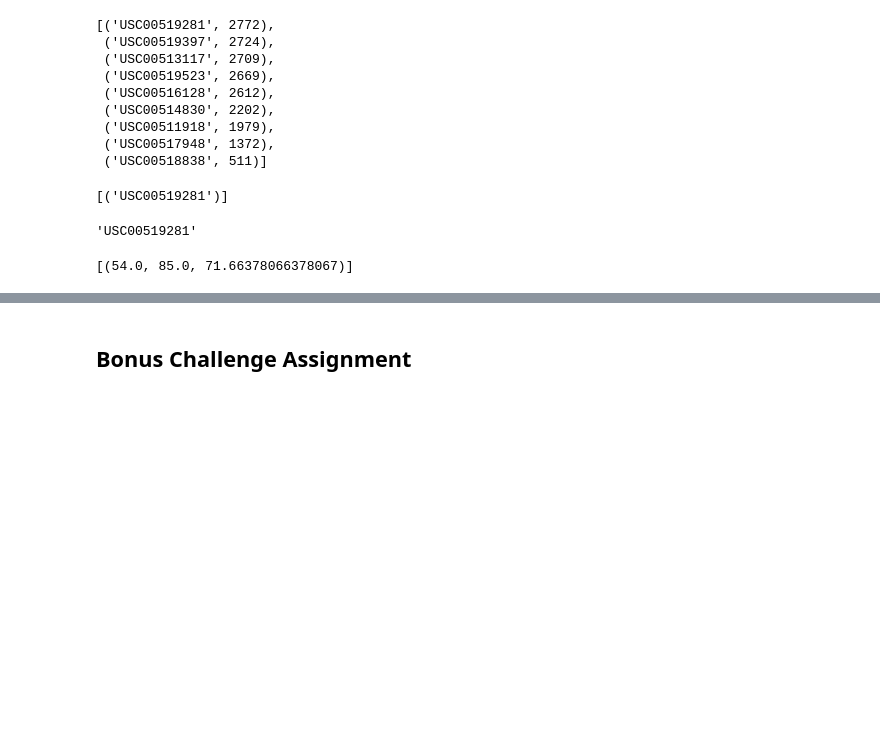
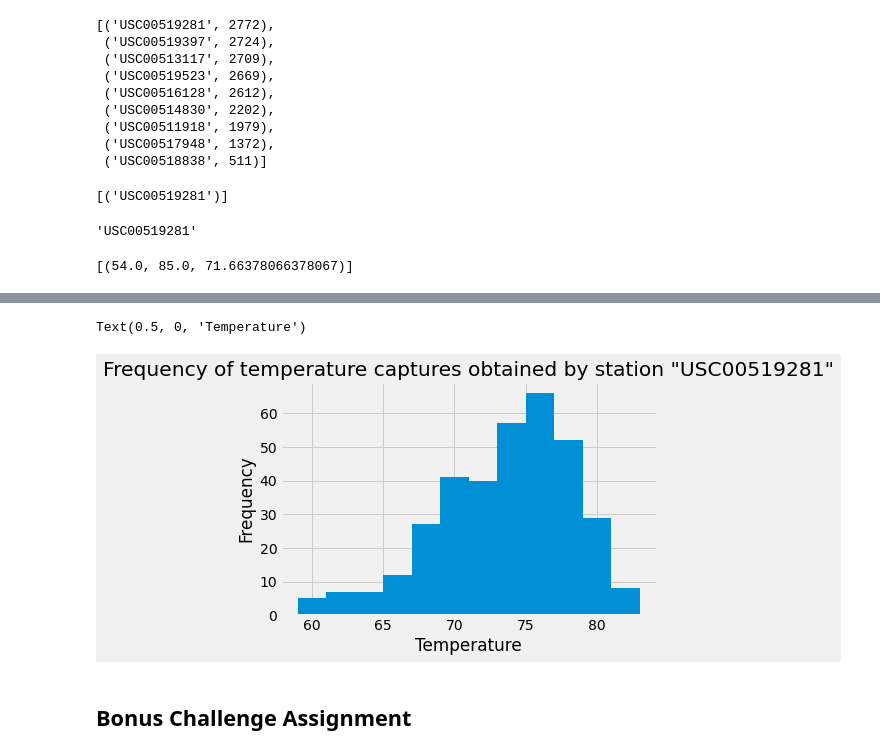
Before and after one commit to JorgeArV/SQLAlchemy_Flask_App_Climate_Analysis, a Jupyter notebook: climate_starter.ipynb, the cells around one changed output, grey strips where cells are left out. Drawn from its saved outputs; the diff is of its cells as text; code cells hidden in the pictures; blank space fills up the shorter version.

```diff
--- a/climate_starter.ipynb
+++ b/climate_starter.ipynb
@@ -227,0 +221,5 @@ FROM measurement]
+# %%
+#    6.2 We convert this dataset into a data frame
+stmt1 = session.query(Measurement.tobs).filter(Measurement.date >= one_year_ago).filter(Measurement.station == choice_clean).statement
+df1 = pd.read_sql_query(stmt1,session.bind)
+df1
@@ -228,3 +240,12 @@ FROM measurement]
+# %%
+#   6.3 We plot the results as a histogram
+plt.hist(df1["tobs"], bins=12)
+plt.title('Frequency of temperature captures obtained by station "USC00519281"')
+plt.ylabel('Frequency')
+plt.xlabel('Temperature')
+# %% [output]
+Text(0.5, 0, 'Temperature')
+[figure, added]
 # %% [markdown]
 ## Bonus Challenge Assignment
 # %%
```
Also changed, not shown: parts of 8 cells of this notebook.
